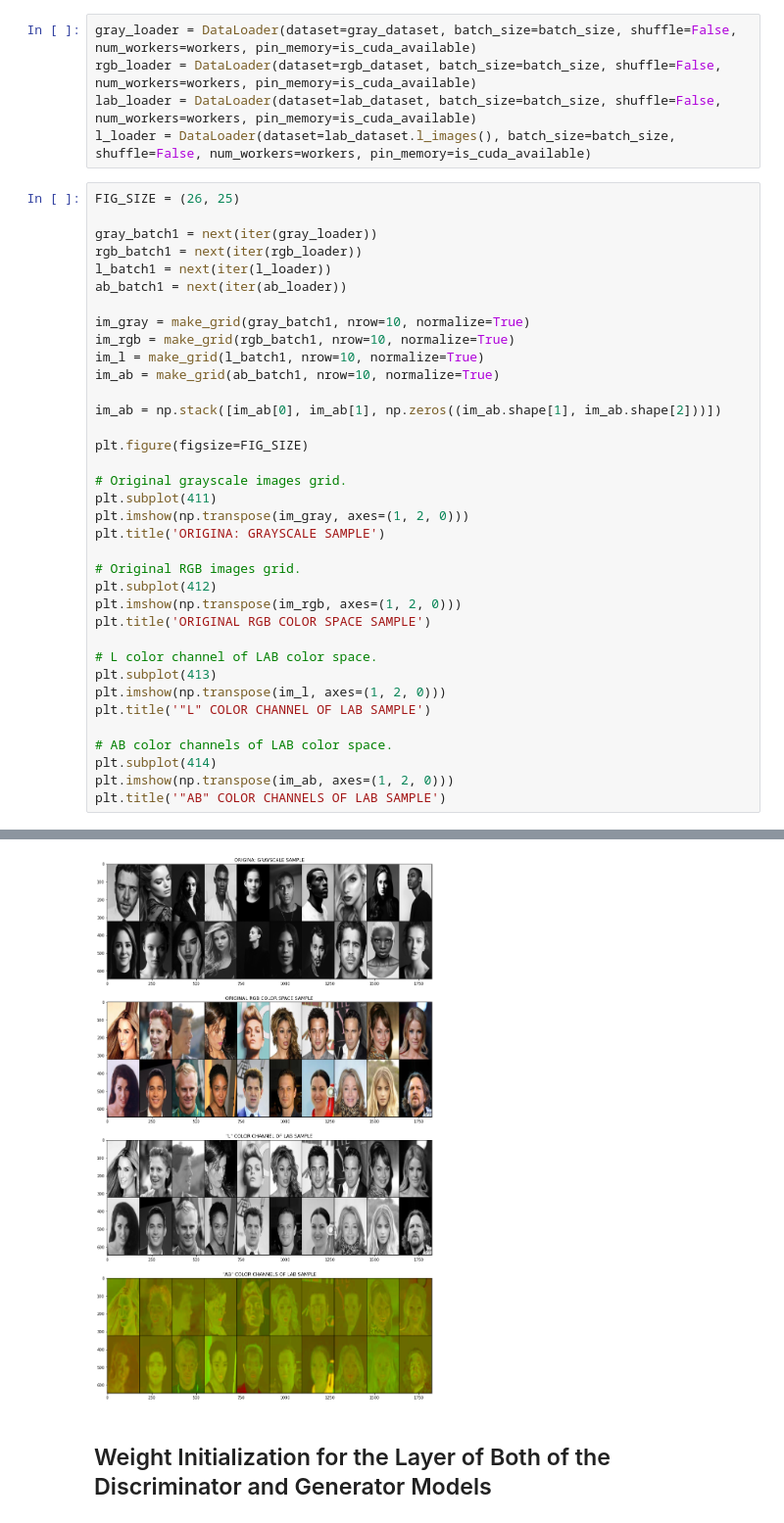
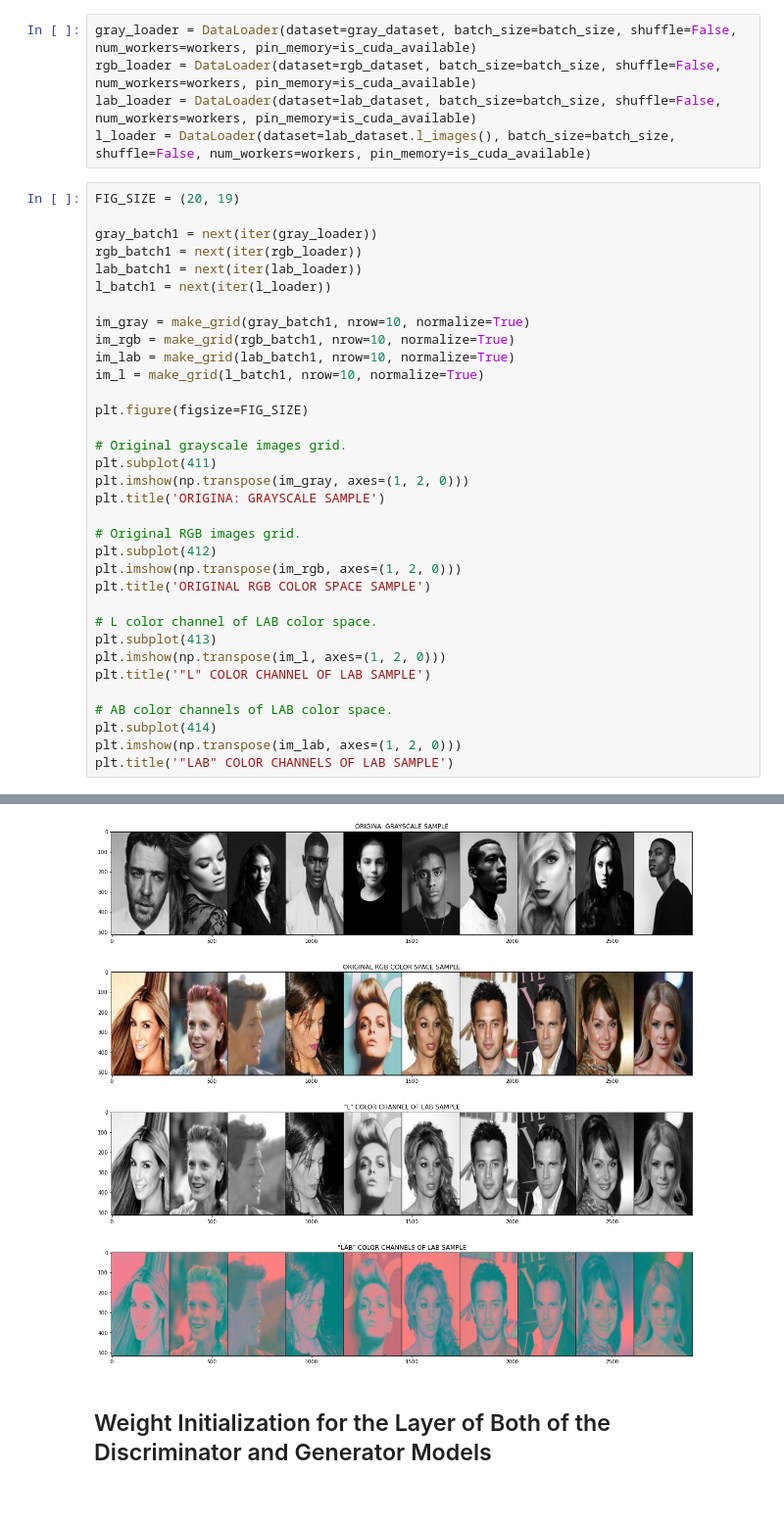
Before and after one commit to sachithdickwella/computervision-pytorch, a Jupyter notebook: src/ipynb/gray_to_color-dcgan.ipynb, the cells around one changed output, grey strips where cells are left out. Shown at 98% size. Drawn from its saved outputs; the diff is of its cells as text.

```diff
--- a/src/ipynb/gray_to_color-dcgan.ipynb
+++ b/src/ipynb/gray_to_color-dcgan.ipynb
@@ -141,19 +141,17 @@ rgb_loader = DataLoader(dataset=rgb_dataset, batch_size=batch_size, shuffle=Fals
 lab_loader = DataLoader(dataset=lab_dataset, batch_size=batch_size, shuffle=False, num_workers=workers, pin_memory=is_cuda_available)
 l_loader = DataLoader(dataset=lab_dataset.l_images(), batch_size=batch_size, shuffle=False, num_workers=workers, pin_memory=is_cuda_available)
 # %%
-FIG_SIZE = (26, 25)
+FIG_SIZE = (20, 19)
 
 gray_batch1 = next(iter(gray_loader))
 rgb_batch1 = next(iter(rgb_loader))
+lab_batch1 = next(iter(lab_loader))
 l_batch1 = next(iter(l_loader))
-ab_batch1 = next(iter(ab_loader))
 
 im_gray = make_grid(gray_batch1, nrow=10, normalize=True)
 im_rgb = make_grid(rgb_batch1, nrow=10, normalize=True)
+im_lab = make_grid(lab_batch1, nrow=10, normalize=True)
 im_l = make_grid(l_batch1, nrow=10, normalize=True)
-im_ab = make_grid(ab_batch1, nrow=10, normalize=True)
-
-im_ab = np.stack([im_ab[0], im_ab[1], np.zeros((im_ab.shape[1], im_ab.shape[2]))])
 
 plt.figure(figsize=FIG_SIZE)
 
@@ -174,6 +172,6 @@ plt.title('"L" COLOR CHANNEL OF LAB SAMPLE')
 
 # AB color channels of LAB color space.
 plt.subplot(414)
-plt.imshow(np.transpose(im_ab, axes=(1, 2, 0)))
-plt.title('"AB" COLOR CHANNELS OF LAB SAMPLE')
+plt.imshow(np.transpose(im_lab, axes=(1, 2, 0)))
+plt.title('"LAB" COLOR CHANNELS OF LAB SAMPLE')
 # %% [output]
@@ -181,4 +179,4 @@ Text(0.5, 1.0, '"AB" COLOR CHANNELS OF LAB SAMPLE')
-[figure, old version]
+[figure, new version]
 # %% [markdown]
 ## Weight Initialization for the Layer of Both of the Discriminator and Generator Models
 # %%
```
Also changed, not shown: parts of 8 cells of this notebook, 1 other file.
